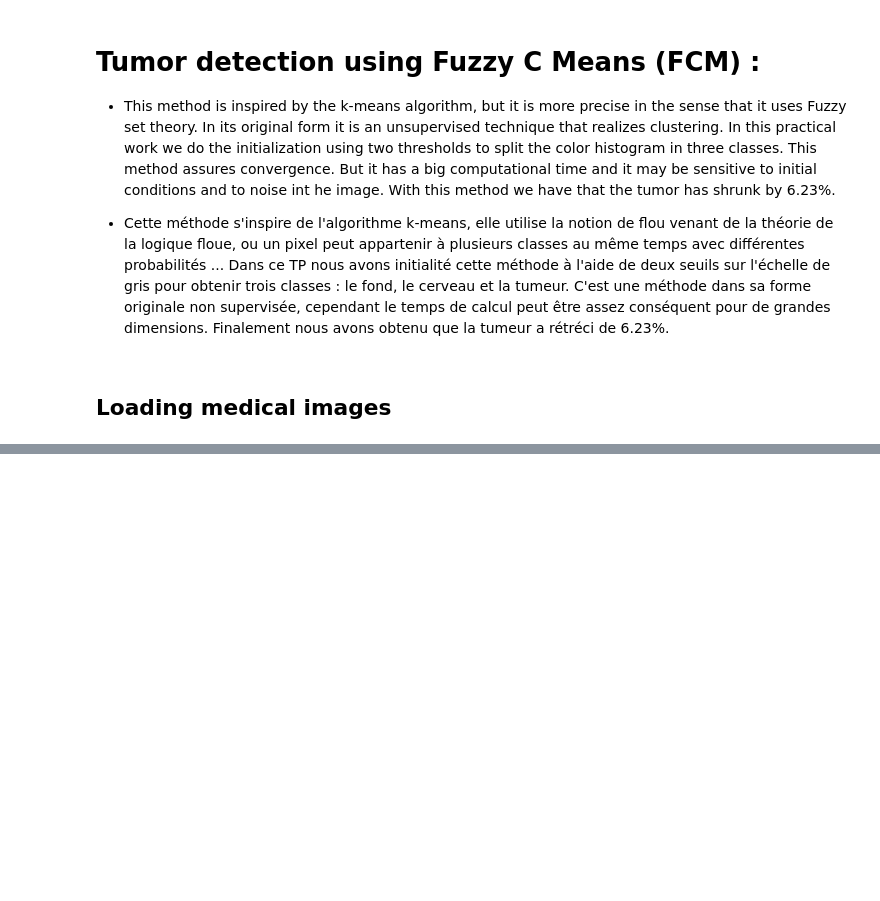
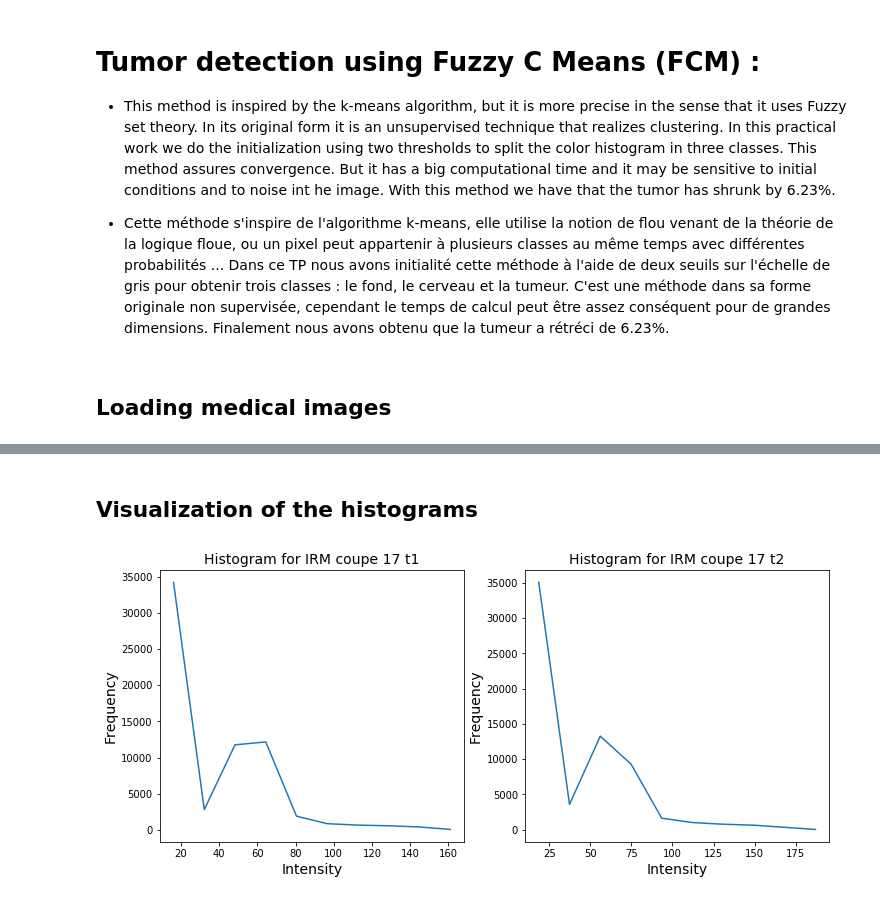
Before and after one commit to A-EL-YAAGOUBI/ML, a Jupyter notebook: Medical Imaging/FCM.ipynb, the cells around one changed output, grey strips where cells are left out. Cells and saved outputs as stored; diff of their text form; code cells hidden in the pictures; blank space fills up the shorter version.

```diff
--- a/Medical Imaging/FCM.ipynb
+++ b/Medical Imaging/FCM.ipynb
@@ -20,0 +39,27 @@ IRMcoupe17_t2 = np.array(IRMcoupe17_t2)
+# %% [markdown]
+## Visualization of the histograms
+# %%
+frequencies1, intensities1 = np.histogram(IRMcoupe17_t1)
+frequencies2, intensities2 = np.histogram(IRMcoupe17_t2)
+
+# Make both arrays of the same size
+intensities1 = intensities1[1:]
+intensities2 = intensities2[1:]
+
+plt.figure(figsize=(12,5))
+
+plt.subplot(1, 2, 1)
+plt.plot(intensities1, frequencies1)
+plt.title("Histogram for IRM coupe 17 t1", fontsize=14)
+plt.xlabel("Intensity", fontsize=14)
+plt.ylabel("Frequency", fontsize=14)
+
+plt.subplot(1, 2, 2)
+plt.plot(intensities2, frequencies2)
+plt.title("Histogram for IRM coupe 17 t2", fontsize=14)
+plt.xlabel("Intensity", fontsize=14)
+plt.ylabel("Frequency", fontsize=14)
+
+plt.show()
+# %% [output]
+[figure, added]
```
Also changed, not shown: parts of 2 cells of this notebook.
